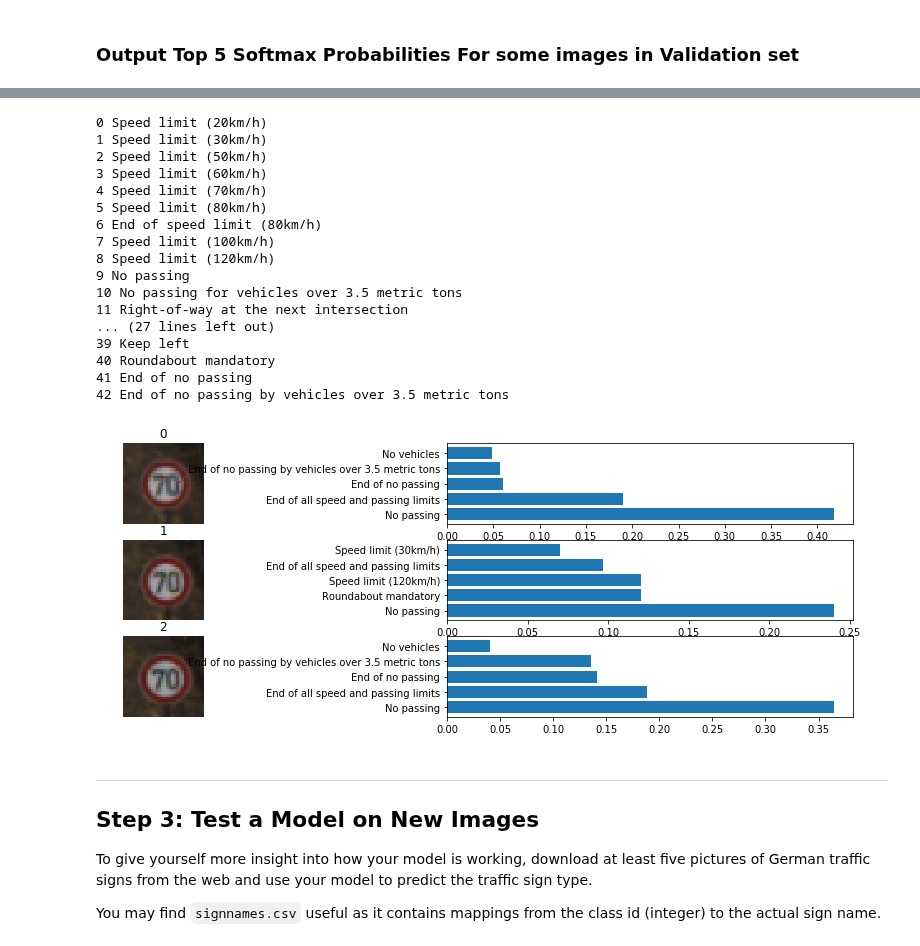
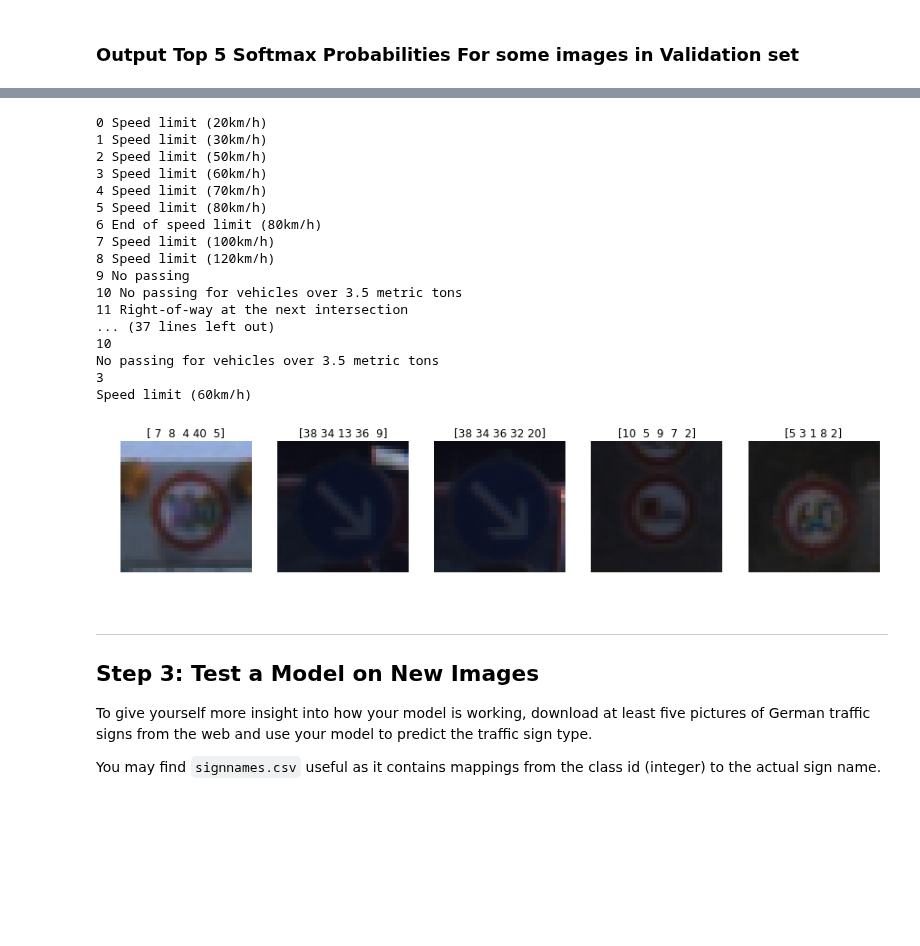
Before and after one commit to WangYuanMike/CarND-Traffic-Sign-Classifier-Project, a Jupyter notebook: Traffic_Sign_Classifier.ipynb, the cells around one changed output, grey strips where cells are left out. Saved outputs shown, nothing was run; the diff lists cells and outputs as text; code cells hidden in the pictures; blank space fills up the shorter version.

Commit message:
Add show top 5 softmax raw version

```diff
--- a/Traffic_Sign_Classifier.ipynb
+++ b/Traffic_Sign_Classifier.ipynb
@@ -393,9 +393,7 @@ model = 'LeNet'
 
 # Hyperparameters candidate values
 learning_rates = 10 ** np.random.uniform(-3, -2.3, 3)           # 1e-03 ~ 5e-03
-regularization_scales = 10 ** np.random.uniform(-3, -2.3, 3)    # 1e-03 ~ 5e-03
-#learning_rates = [1.96e-03]
-#regularization_scales = [1.71e-03]
+regularization_scales = 10 ** np.random.uniform(-2, -1.3, 3)    # 1e-03 ~ 5e-03
 dropout_rates = [0.4]
 batch_sizes = [64, 128]
 num_epoch = 10
@@ -532,49 +530,46 @@ best model validation accuracy=0.917
 # %%
 import csv
 import glob
 
 #Import traffic signs class names
 signs_class=[]
 with open('signnames.csv', 'rt') as csvfile:
     reader = csv.DictReader(csvfile, delimiter=',')
     for row in reader:
         signs_class.append((row['SignName']))
         print(row['ClassId'], row['SignName'])
 
 #Import test images
-test_img = validation['features'][1000:1003]
+test_img = validation['features']
 
-
-plt.figure(figsize=(16, 21))
-for i in range(3):
-    plt.subplot(12, 2, 2*i+1)
-    plt.imshow(test_img[i])
-    plt.title(i)
-    plt.axis('off')
-    plt.subplot(12, 2, 2*i+2)
-    plt.barh(np.arange(1, 6, 1), top_5.values[i, :])
-    labs=[signs_class[j] for j in top_5.indices[i]]
-    plt.yticks(np.arange(1, 6, 1), labs)
-plt.show()
+# Show some traffic sign images in test set
+img_index = np.random.randint(n_val, size=10)
+f, axarr = plt.subplots(1, 5, figsize=(15, 3))
+for j in range(5):
+    axarr[j].imshow(test_img[img_index[j]])
+    axarr[j].set_title(top_5.indices[img_index[j]])
+    print(y_val[img_index[j]])
+    print(signs_class[y_val[img_index[j]]])
+    axarr[j].axis('off')
 # %% [output]
 0 Speed limit (20km/h)
 1 Speed limit (30km/h)
 2 Speed limit (50km/h)
 3 Speed limit (60km/h)
 4 Speed limit (70km/h)
 5 Speed limit (80km/h)
 6 End of speed limit (80km/h)
 7 Speed limit (100km/h)
 8 Speed limit (120km/h)
 9 No passing
 10 No passing for vehicles over 3.5 metric tons
 11 Right-of-way at the next intersection
-... (27 lines left out)
-39 Keep left
-40 Roundabout mandatory
-41 End of no passing
-42 End of no passing by vehicles over 3.5 metric tons
+... (37 lines left out)
+10
+No passing for vehicles over 3.5 metric tons
+3
+Speed limit (60km/h)
-[figure, old version]
+[figure, new version]
 # %% [markdown]
 ---
 
```
Also changed, not shown: parts of 1 cell of this notebook.
